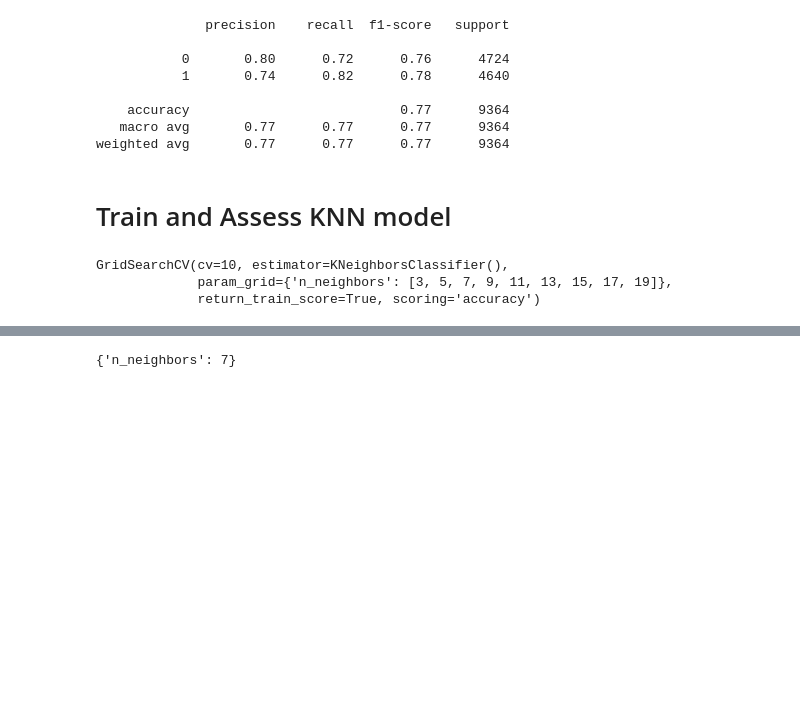
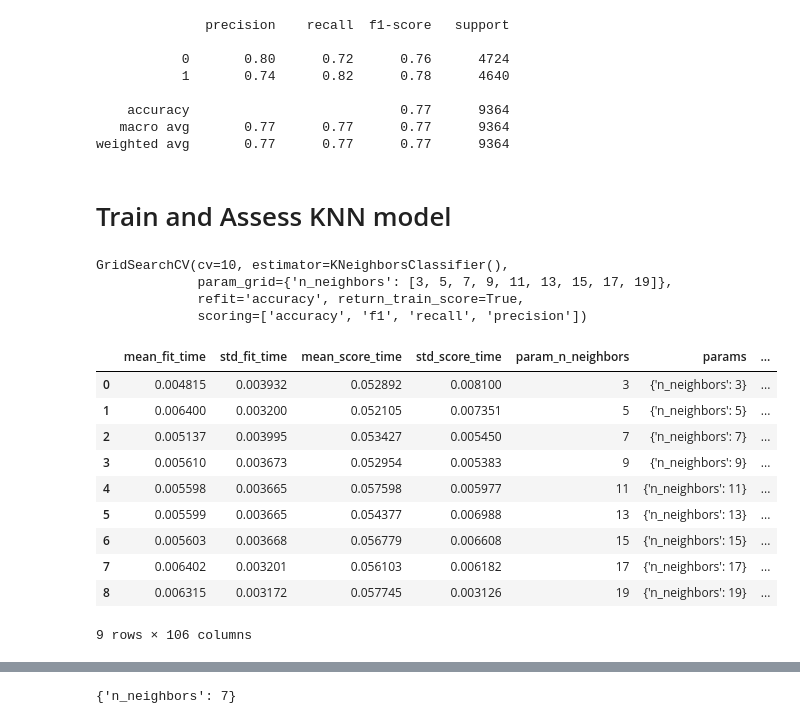
Before and after one commit to Omar-Atef-Bakr/introduction_to_machine_learning, a Jupyter notebook: assigment_one/Solution.ipynb, the cells around one changed output, grey strips where cells are left out. Cells and saved outputs as stored; diff of their text form; code cells hidden in the pictures; blank space fills up the shorter version.

Commit message:
updated the knn scoring parameter to take a list .

```diff
--- a/assigment_one/Solution.ipynb
+++ b/assigment_one/Solution.ipynb
@@ -187,10 +187,26 @@ params = {
     "n_neighbors": list(range(3,20,2))
 }
 
-knn_cv = GridSearchCV(knn_model, param_grid=params, cv=10, return_train_score=True, scoring="accuracy")
+knn_cv = GridSearchCV(knn_model, param_grid=params, cv=10, return_train_score=True, scoring=["accuracy", "f1", "recall", "precision"], refit="accuracy")
 # %%
 knn_cv.fit(x_train, y_train)
 # %% [output]
 GridSearchCV(cv=10, estimator=KNeighborsClassifier(),
              param_grid={'n_neighbors': [3, 5, 7, 9, 11, 13, 15, 17, 19]},
-             return_train_score=True, scoring='accuracy')
+             refit='accuracy', return_train_score=True,
+             scoring=['accuracy', 'f1', 'recall', 'precision'])
+# %%
+knn_result = pd.DataFrame(knn_cv.cv_results_)
+knn_result
+# %% [output]
+|  | mean_fit_time | std_fit_time | mean_score_time | std_score_time | param_n_neighbors | params | ... |
+| 0 | 0.004815 | 0.003932 | 0.052892 | 0.008100 | 3 | {'n_neighbors': 3} | ... |
+| 1 | 0.006400 | 0.003200 | 0.052105 | 0.007351 | 5 | {'n_neighbors': 5} | ... |
+| 2 | 0.005137 | 0.003995 | 0.053427 | 0.005450 | 7 | {'n_neighbors': 7} | ... |
+| 3 | 0.005610 | 0.003673 | 0.052954 | 0.005383 | 9 | {'n_neighbors': 9} | ... |
+| 4 | 0.005598 | 0.003665 | 0.057598 | 0.005977 | 11 | {'n_neighbors': 11} | ... |
+| 5 | 0.005599 | 0.003665 | 0.054377 | 0.006988 | 13 | {'n_neighbors': 13} | ... |
+| 6 | 0.005603 | 0.003668 | 0.056779 | 0.006608 | 15 | {'n_neighbors': 15} | ... |
+| 7 | 0.006402 | 0.003201 | 0.056103 | 0.006182 | 17 | {'n_neighbors': 17} | ... |
+| 8 | 0.006315 | 0.003172 | 0.057745 | 0.003126 | 19 | {'n_neighbors': 19} | ... |
+9 rows × 106 columns
```
Also changed, not shown: parts of 2 cells of this notebook.
